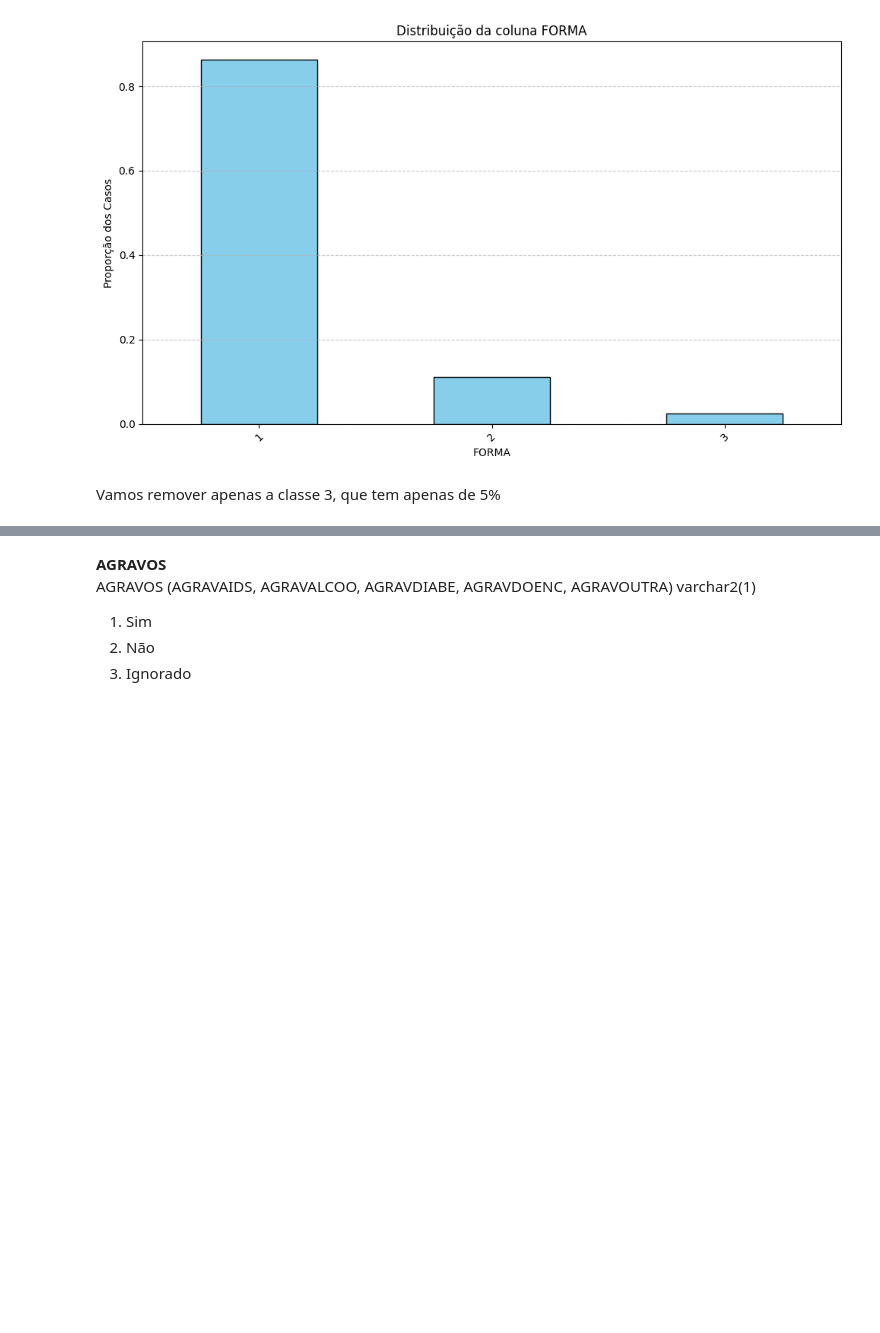
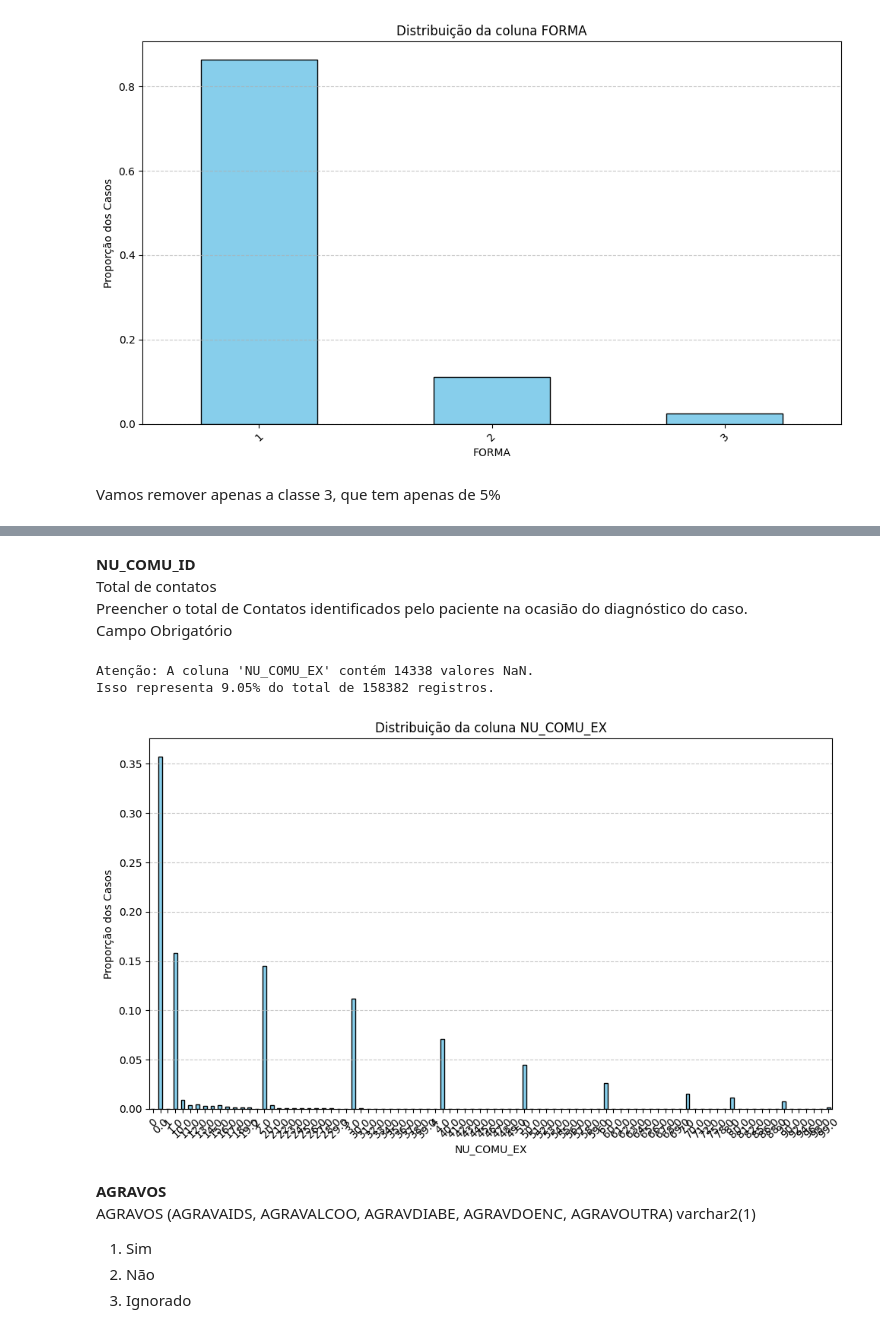
Before and after one commit to FreitasVarejo/MC853-Project, a Jupyter notebook: lab01/notebook.ipynb, the cells around one changed output, grey strips where cells are left out. Drawn from its saved outputs; the diff is of its cells as text; code cells hidden in the pictures; blank space fills up the shorter version.

```diff
--- a/lab01/notebook.ipynb
+++ b/lab01/notebook.ipynb
@@ -310,10 +291,0 @@ Selecionando apenas as classes relevantes por coluna, e removendo a coluna DT_IN
-# %%
-# Filtrar categorias com mais de 1000 ocorrências por coluna
-for coluna in colunas_para_dropar:
-    if coluna != 'DT_INIC_TR':
-        contagens = df_cleaned_columns[coluna].value_counts()
-        categorias_validas = contagens[contagens > 1000].index
-        df_cleaned_columns[coluna] = df_cleaned_columns[coluna].where(df_cleaned_columns[coluna].isin(categorias_validas), np.nan)
-
-# Dropar a coluna DT_INIC_TR
-df_cleaned_columns = df_cleaned_columns.drop(columns=['DT_INIC_TR'])
@@ -325,5 +292,3 @@ Decidimos remover a coluna **DT_NOTIFIC**, porque repete a informação de ano q
-# %%
-df_cleaned_columns = df_cleaned_columns.drop(columns=["DT_NOTIFIC"])
 # %% [markdown]
 **SG_UF_NOT**<br>
 UF de Notificação<br> Tabela com Códigos e siglas padronizados pelo IBGE <br>
@@ -366,6 +331,7 @@ df_cleaned_columns["SG_UF_NOT"] = df_cleaned_columns["SG_UF_NOT"].astype(int)
 df_cleaned_columns["REGIAO"] = df_cleaned_columns["SG_UF_NOT"].map(regioes)
 
 df_cleaned_columns = df_cleaned_columns.drop(columns=['SG_UF_NOT'])
+df_cleaned_columns = df_cleaned_columns.drop(columns=['SG_UF'])
 
 checar_nan(df_cleaned_columns, nome_coluna="REGIAO")
 # %% [output]
@@ -704,0 +679,15 @@ df_cleaned_columns = df_cleaned_columns[df_cleaned_columns["FORMA"].isin([1, 2])
+# %% [markdown]
+**NU_COMU_ID**<br>
+Total de contatos <br>
+Preencher o total de
+Contatos identificados
+pelo paciente na
+ocasião do diagnóstico
+do caso. <br>
+Campo Obrigatório
+# %%
+checar_nan(df_cleaned_columns, "NU_COMU_EX")
+# %% [output]
+Atenção: A coluna 'NU_COMU_EX' contém 14338 valores NaN.
+Isso representa 9.05% do total de 158382 registros.
+[figure, added]
```
Also changed, not shown: parts of 59 cells of this notebook, 2 other files.
